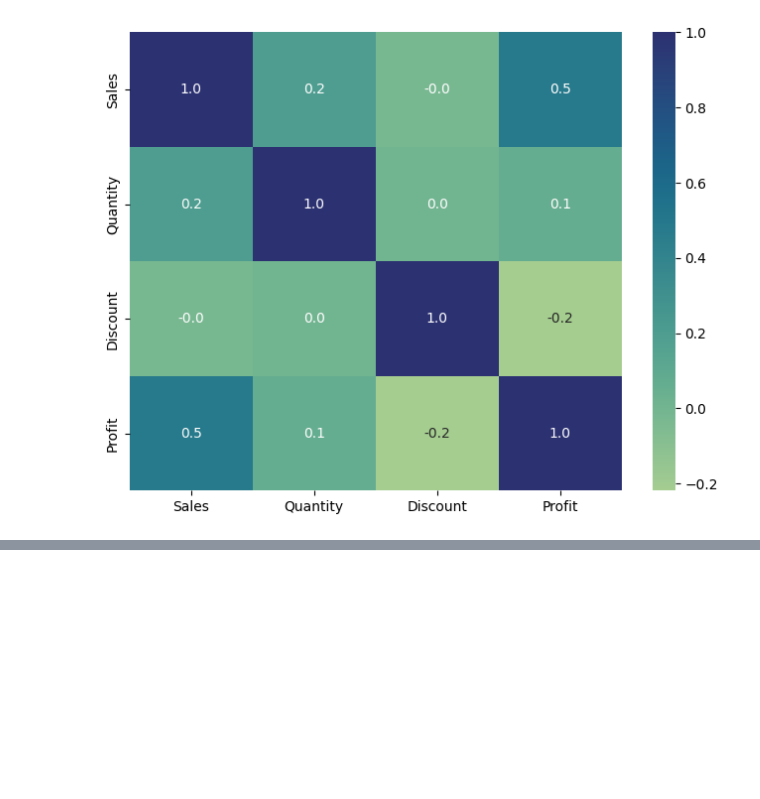
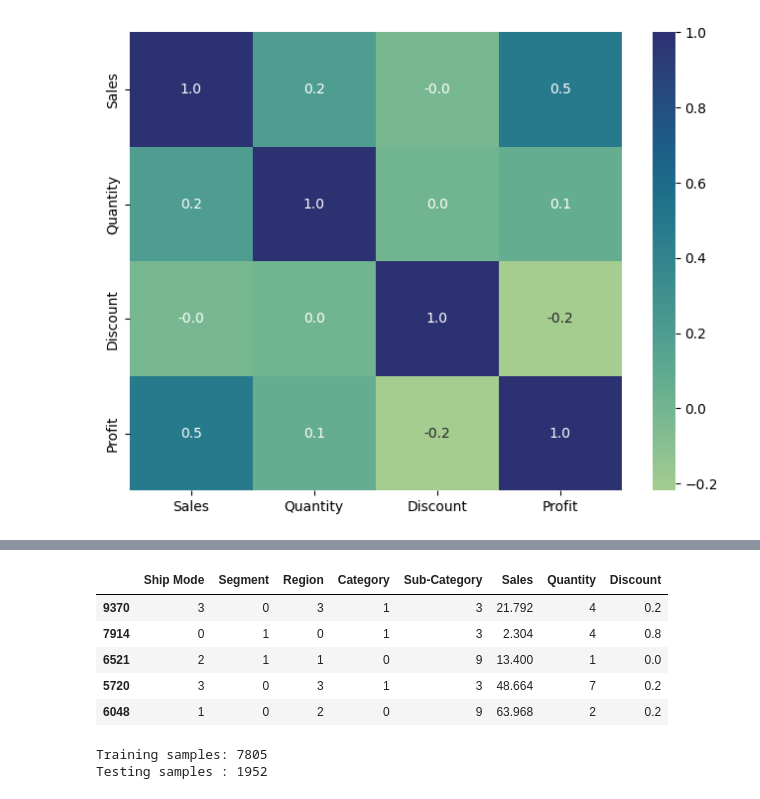
Before and after one commit to mdmohsin212/skill-morph-hw, a Jupyter notebook: Assignment_8.ipynb, the cells around one changed output, grey strips where cells are left out. Drawn from its saved outputs; the diff is of its cells as text; code cells hidden in the pictures; blank space fills up the shorter version.

```diff
--- a/Assignment_8.ipynb
+++ b/Assignment_8.ipynb
@@ -98,0 +138,27 @@ df.head()
+# %%
+X = df.drop(TARGET, axis=1)
+y = df[TARGET]
+# %%
+X_train, X_test, y_train, y_test = train_test_split(
+    X, y, stratify=y, test_size=0.20, random_state=42
+)
+# %%
+for col in X_train.select_dtypes(exclude="number").columns:
+    lb = LabelEncoder()
+    X_train[col] = lb.fit_transform(X_train[col])
+    X_test[col] = lb.transform(X_test[col])
+
+X_train.head()
+# %% [output]
+|  | Ship Mode | Segment | Region | Category | Sub-Category | Sales | Quantity | Discount |
+| 9370 | 3 | 0 | 3 | 1 | 3 | 21.792 | 4 | 0.2 |
+| 7914 | 0 | 1 | 0 | 1 | 3 | 2.304 | 4 | 0.8 |
+| 6521 | 2 | 1 | 1 | 0 | 9 | 13.400 | 1 | 0.0 |
+| 5720 | 3 | 0 | 3 | 1 | 3 | 48.664 | 7 | 0.2 |
+| 6048 | 1 | 0 | 2 | 0 | 9 | 63.968 | 2 | 0.2 |
+# %%
+print(f"Training samples: {len(X_train)}")
+print(f"Testing samples : {len(X_test)}")
+# %% [output]
+Training samples: 7805
+Testing samples : 1952
```
Also changed, not shown: parts of 5 cells of this notebook.
